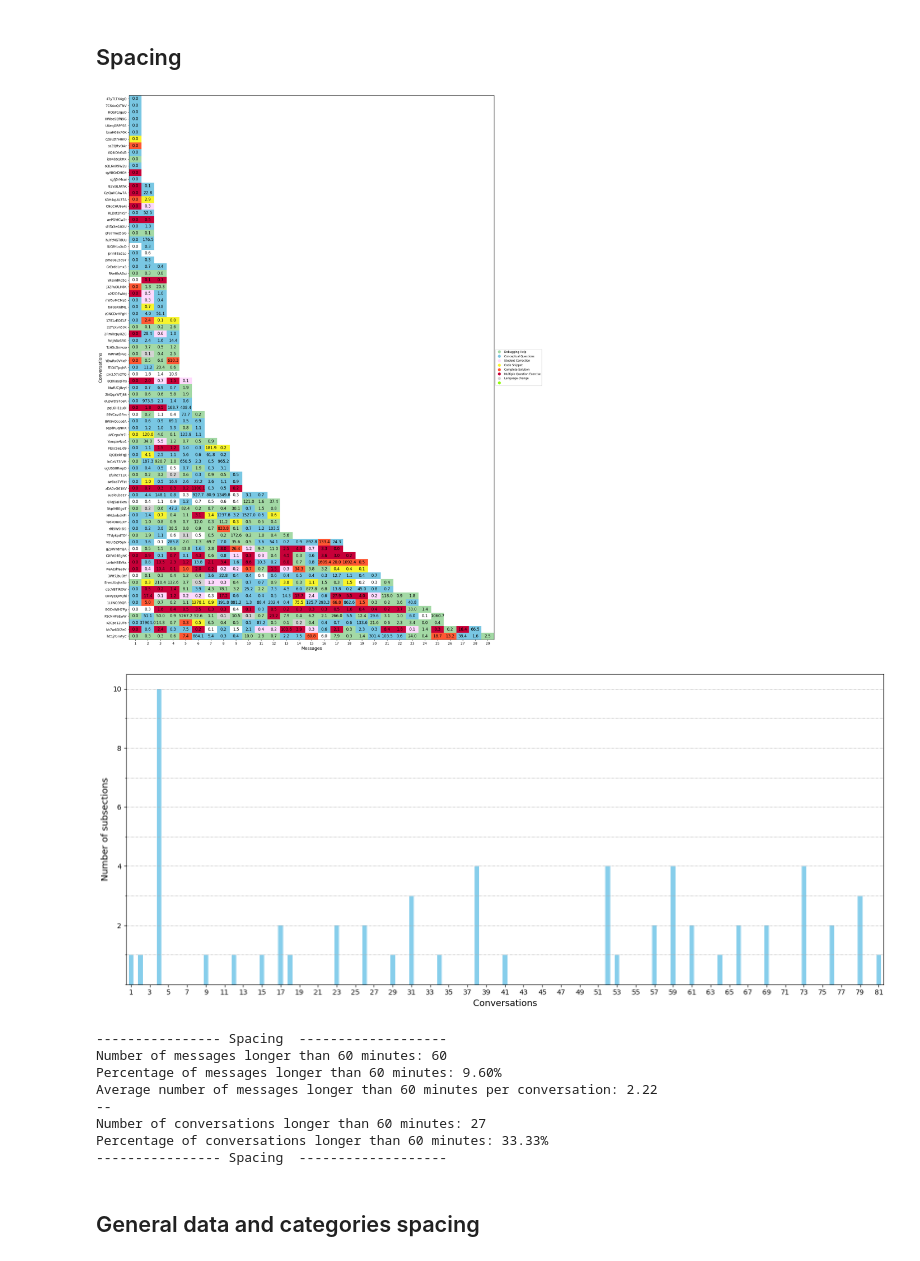
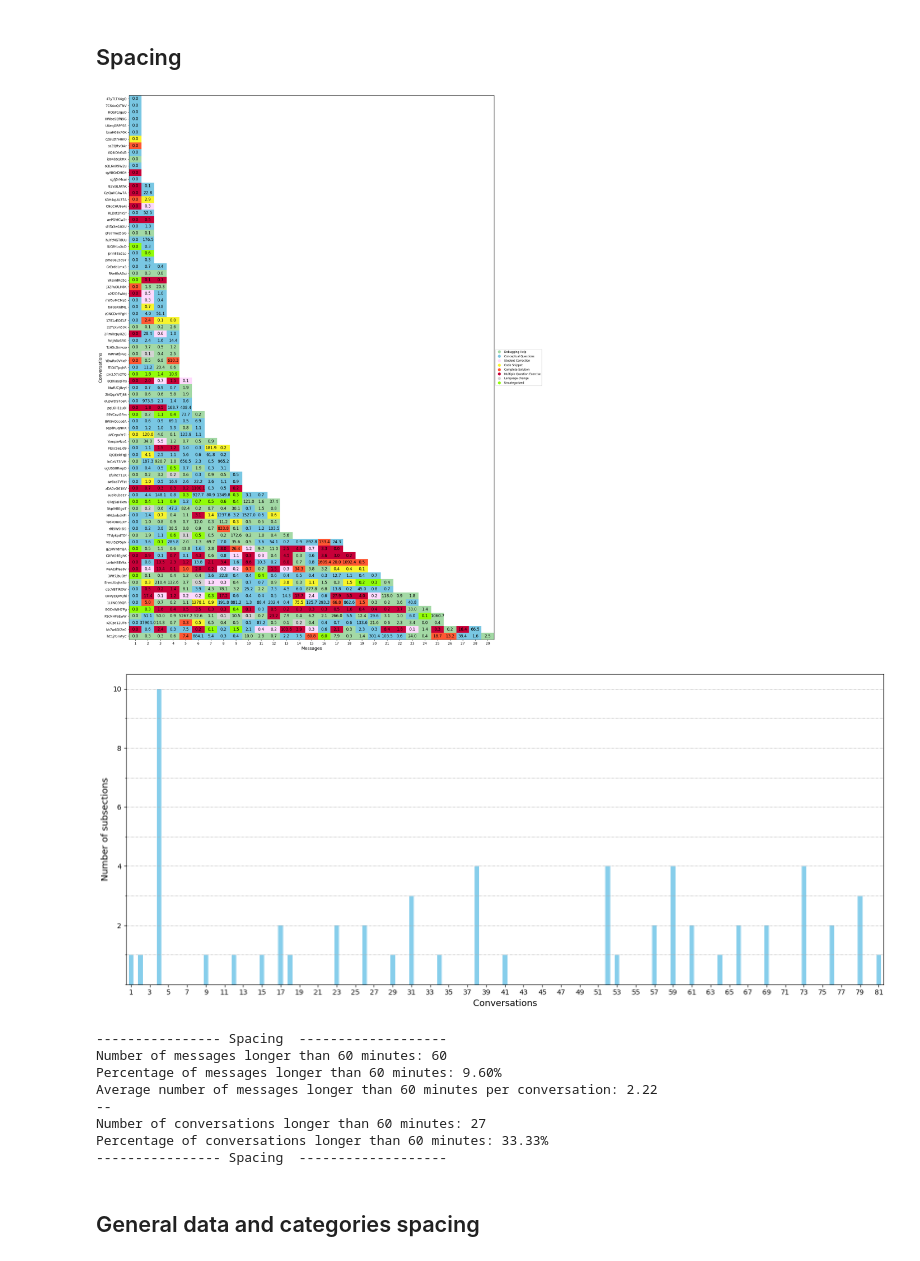
Before and after one commit to rodrigoprestesmachado/codespaces-blank, a Jupyter notebook: CSEDU2025/analysis/spacing.ipynb, the cells around one changed output. Cells and saved outputs as stored; diff of their text form; code cells hidden in the pictures.

```diff
--- a/CSEDU2025/analysis/spacing.ipynb
+++ b/CSEDU2025/analysis/spacing.ipynb
@@ -158,7 +158,7 @@ classification_colors = {
     'Complete Solution': '#FF5733',
     'Multiple Question Exercise': '#C70039',
     'Language change': '#D3D3D3',
-    '': '#91FC09',
+    'Uncategorized': '#91FC09',
 }
 
 # Map each 'Classification' in the DataFrame to its corresponding color using the dictionary
@@ -287,34 +287,34 @@ ax.grid(which='both', axis='y', linestyle='-.', linewidth=0.6)
 
 # Show the plot
 plt.tight_layout()
 plt.show()
 
 # ####################
 
 print("---------------- Spacing  -------------------")
 # Count the number of messages with delta time greater than 60 minutes
 messages_long_hour = df[df['TimeDeltaMinutes'] > 60].shape[0]
 # % of messages longer than 60 minutes
 # Count the number of conversation with delta time greater than 60 minutes
 conversations_long_hour = df[df['TimeDeltaMinutes'] > 60]['Id'].nunique()
 
 percentage_long_hour = (messages_long_hour / df.shape[0]) * 100
 print(f"Number of messages longer than 60 minutes: {messages_long_hour}")
 print(f"Percentage of messages longer than 60 minutes: {percentage_long_hour:.2f}%")
 
 # Average number of messages longer than 60 minutes per conversation
 average_messages_long_hour_per_conversation = messages_long_hour / conversations_long_hour
 print(f"Average number of messages longer than 60 minutes per conversation: {average_messages_long_hour_per_conversation:.2f}")
 
 print("--")
 
 # % of conversation longer than 60 minutes
 percentage_conversations_long_hour = (conversations_long_hour / df['Id'].nunique()) * 100
 print(f"Number of conversations longer than 60 minutes: {conversations_long_hour}")
 print(f"Percentage of conversations longer than 60 minutes: {percentage_conversations_long_hour:.2f}%")
 print("---------------- Spacing  -------------------")
 # %% [output]
-[figure, old version]
+[figure, new version]
 [figure]
 ---------------- Spacing  -------------------
 Number of messages longer than 60 minutes: 60
```
Also changed, not shown: 6 other files.
